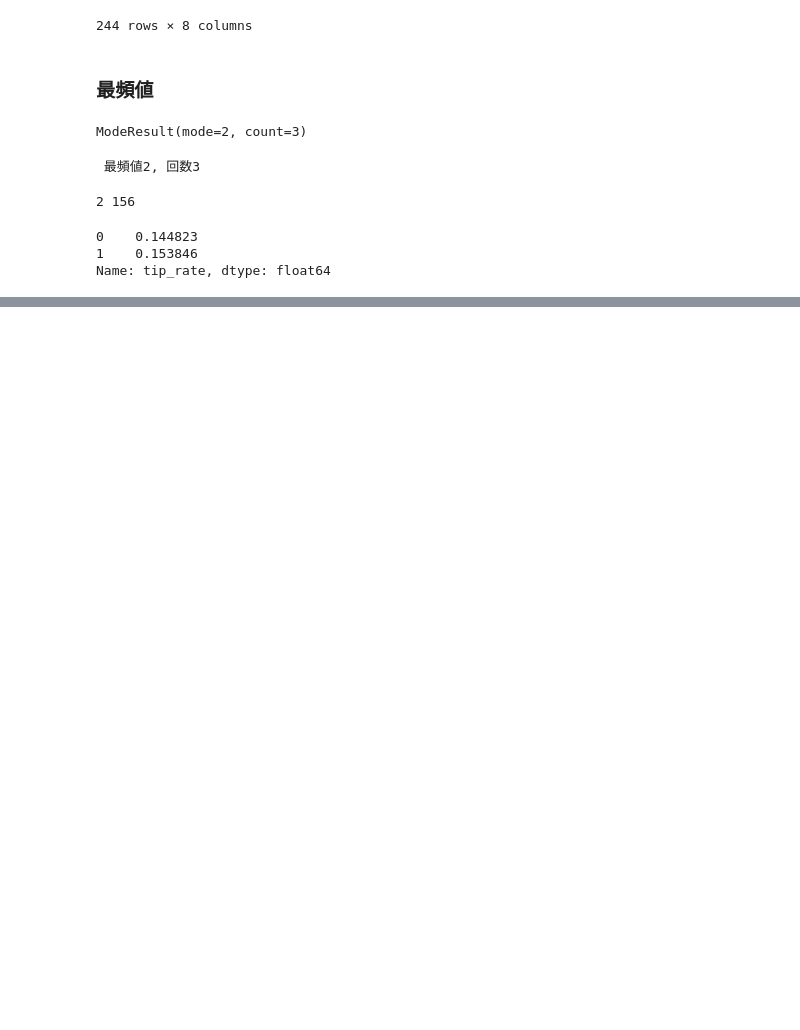
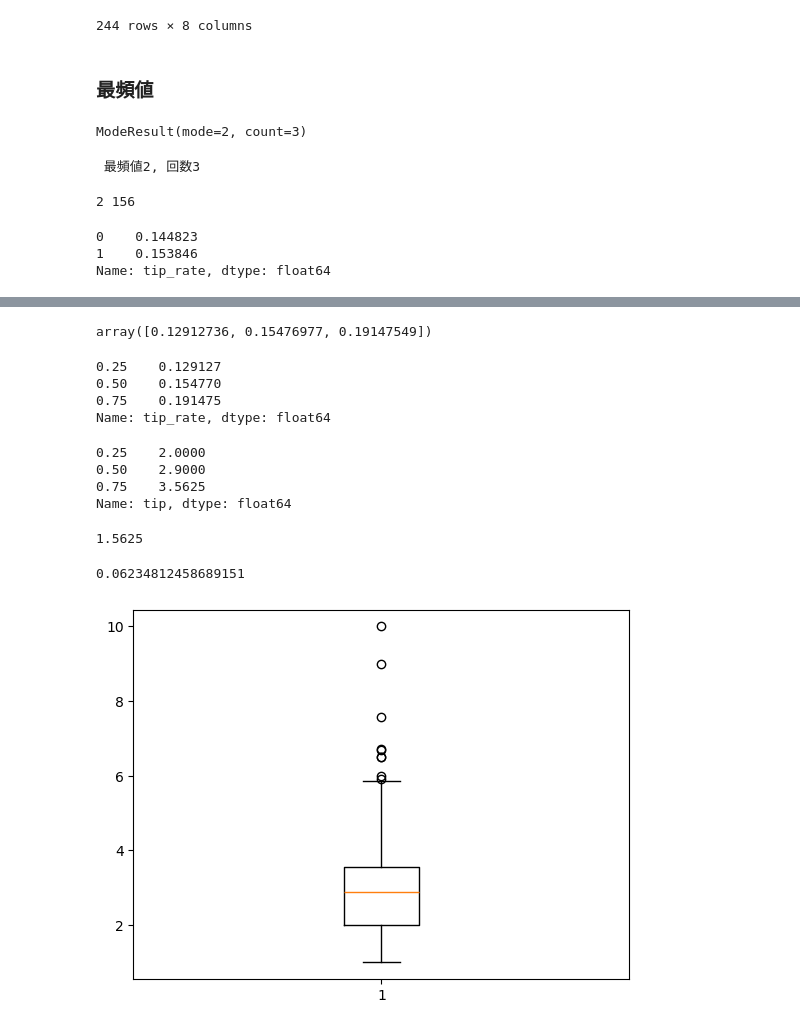
Before and after one commit to yunozon/statistics_test_2, a Jupyter notebook: study/section1.ipynb, the cells around one changed output, grey strips where cells are left out. Saved outputs shown, nothing was run; the diff lists cells and outputs as text; code cells hidden in the pictures; blank space fills up the shorter version.

```diff
--- a/study/section1.ipynb
+++ b/study/section1.ipynb
@@ -163,0 +203,33 @@ Name: tip_rate, dtype: float64
+# %%
+np.quantile(df['tip_rate'], [0.25, 0.5, 0.75])
+# %% [output]
+array([0.12912736, 0.15476977, 0.19147549])
+# %%
+df['tip_rate'].quantile([0.25, 0.5, 0.75])
+# %% [output]
+0.25    0.129127
+0.50    0.154770
+0.75    0.191475
+Name: tip_rate, dtype: float64
+# %%
+df['tip'].quantile([0.25, 0.5, 0.75])
+# %% [output]
+0.25    2.0000
+0.50    2.9000
+0.75    3.5625
+Name: tip, dtype: float64
+# %%
+# 四分位範囲
+stats.iqr(df['tip'])
+# %% [output]
+1.5625
+# %%
+stats.iqr(df['tip_rate'])
+# %% [output]
+0.06234812458689151
+# %%
+# 箱ひげ図
+plt.boxplot(df['tip'])
+plt.show()
+# %% [output]
+[figure, added]
```
Also changed, not shown: parts of 22 cells of this notebook, 2 other files.
